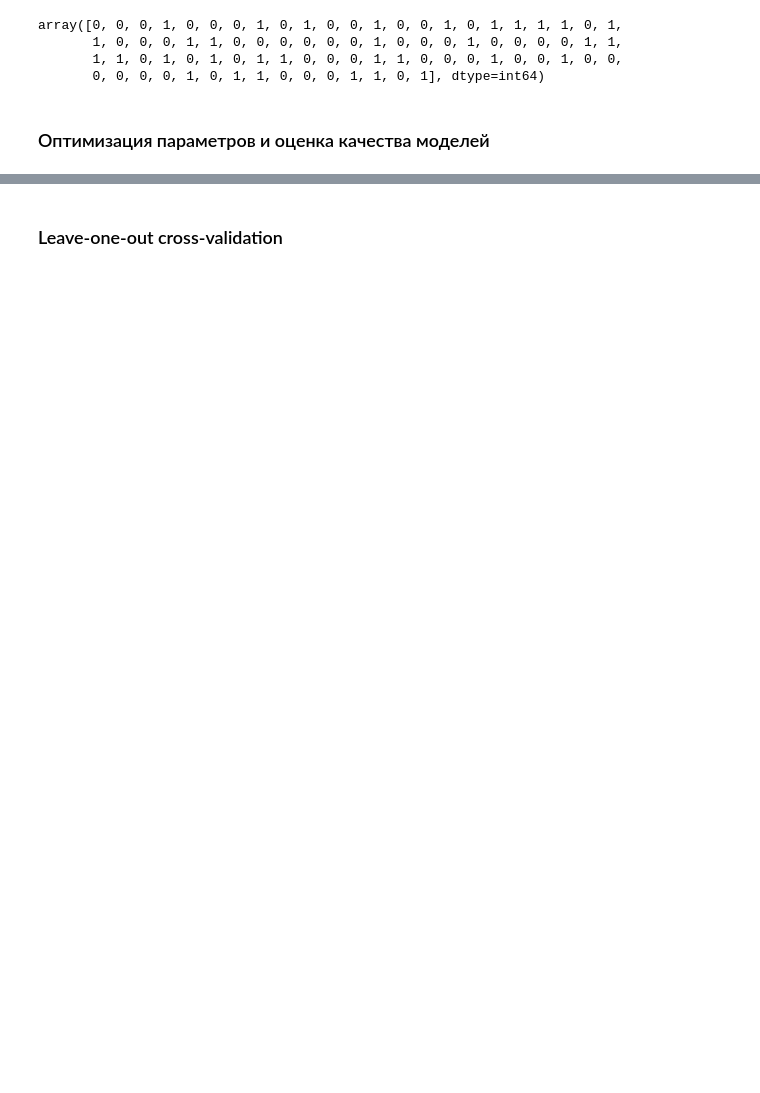
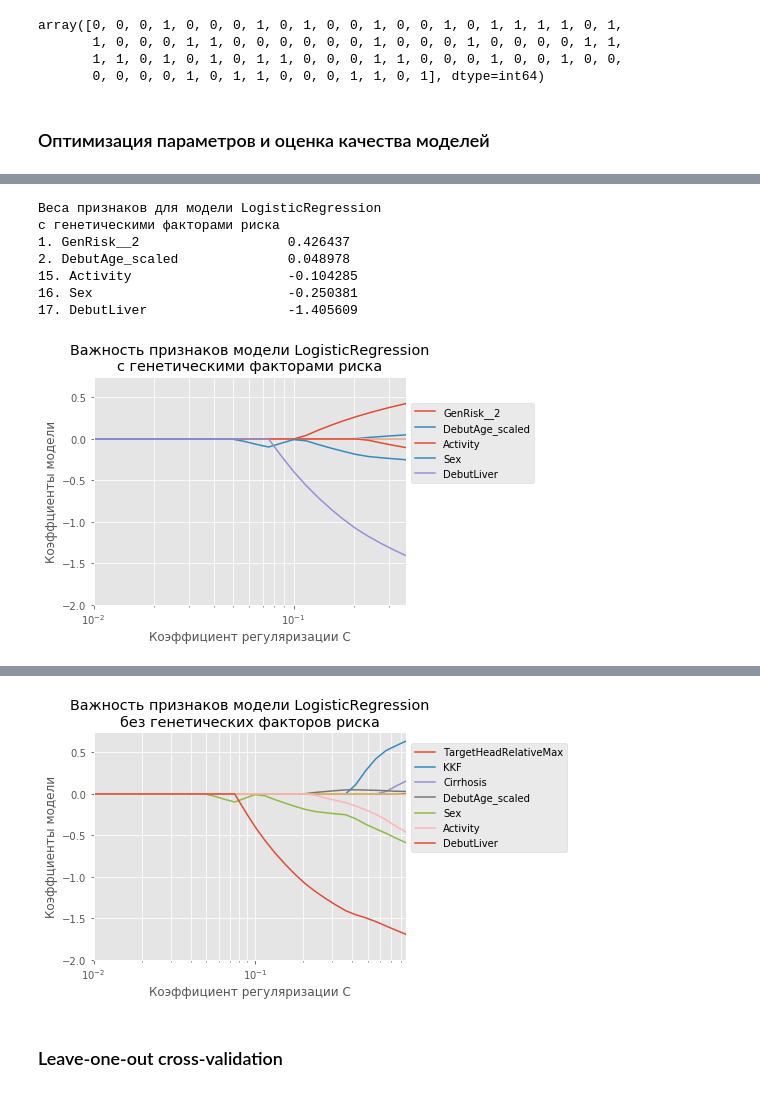
Before and after one commit to AlexanderArtemyev/Wilson-disease, a Jupyter notebook: Predict_LogisticRegression.ipynb, the cells around one changed output, grey strips where cells are left out. Cells and saved outputs as stored; diff of their text form; code cells hidden in the pictures; blank space fills up the shorter version.

Commit message:
Add feature importance

```diff
--- a/Predict_LogisticRegression.ipynb
+++ b/Predict_LogisticRegression.ipynb
@@ -313,0 +304,78 @@ plt.ylabel('ROC AUC')
+# %%
+def report_importances(grid_searcher, param_grid, model_features, model_type_name, features_set_name):
+
+    # -----------------------------------------------------
+    # Print featires of the best model
+    # -----------------------------------------------------
+    importances = grid_searcher.best_estimator_.coef_[0]
+
+    indices_abs = np.argsort(np.abs(importances))[::-1]    # Absolute importance
+    indices_ord = np.argsort(importances)[::-1]            # rank importance
+
+    #print("Feature importance:")
+    #indices = indices_abs
+    #for f in range(len(model_features)):                 #  range(X.shape[1]):
+    #    if np.abs(importances[indices[f]])>0:
+    #        print("%d. %-20s \t%f" % (f + 1, X.columns[indices[f]], importances[indices[f]]))
+
+    print("\nВеса признаков для модели " + model_type_name + "\n" + features_set_name)
+    indices = indices_ord
+    for f in range(len(model_features)):                 #  range(X.shape[1]):
+        if np.abs(importances[indices[f]])>0:
+            print("%d. %-20s \t%f" % (f + 1, X.columns[indices[f]], importances[indices[f]]))
+
+    # -----------------------------------------------------
+    # Graphics
+    # -----------------------------------------------------
+    coefs   = []
+    estimator=LogisticRegression(random_state=42, penalty = 'l1')
+    for C in param_grid["C"]:
+        params = {"C":C}
+        estimator.set_params(**params)
+        estimator.fit(X, y)
+        coef_ = estimator.coef_[0]
+        coefs.append(coef_)
+
+    ax = plt.gca()
+    for f in range(len(model_features)):
+        i = indices_ord[f]
+        feature = model_features[i]
+        feature_data = np.array(coefs).T.tolist()[i]
+        if np.abs(importances[indices[f]])>0:
+            ax.plot(param_grid["C"], feature_data, label=feature)
+        else:
+            ax.plot(param_grid["C"], feature_data)
+
+    ax.set_prop_cycle(cycler('color',
+                          ['b', 'r', 'g', 'c', 'k', 'y', 'm']))
+
+    ax.set_xscale('log')
+    plt.xlabel('Коэффициент регуляризации C')
+    plt.ylabel('Коэффциенты модели')
+    plt.title('Важность признаков модели ' + model_type_name + '\n' + features_set_name)
+    ax.set_xlim(left=0.01, right=grid_searcher.best_params_["C"])   # 100)
+    ax.set_ylim(bottom=-2, top=0.75)   # 100)
+
+    # Put a legend to the right: https://stackoverflow.com/questions/4700614/how-to-put-the-legend-out-of-the-plot
+    box = ax.get_position()      # print("box: ", box)
+    ax.set_position([box.x0, box.y0, box.width * 0.8, box.height * 0.6]) # Shrink current axis to 80% (x) and 60% (y).
+    ax.legend()
+    ax.legend(loc='center left', bbox_to_anchor=(1, 0.71))
+
+    ax.minorticks_on             # Grid at minor ticks
+    ax.grid(True, which='both')
+
+    plt.show();
+# -----------------------------------------------------------------
+
+report_importances(grid_searcher, param_grid, model_features,     "LogisticRegression", "с генетическими факторами риска")
+report_importances(grid_searcher_0, param_grid, model_0_features, "LogisticRegression",  "без генетических факторов риска")
+# %% [output]
+Веса признаков для модели LogisticRegression
+с генетическими факторами риска
+1. GenRisk__2                   0.426437
+2. DebutAge_scaled              0.048978
+15. Activity                    -0.104285
+16. Sex                         -0.250381
+17. DebutLiver                  -1.405609
+[figure, added]
@@ -314,3 +391,4 @@ plt.ylabel('ROC AUC')
+[figure, added]
 # %% [markdown]
 ### Leave-one-out cross-validation
 # %%
```
Also changed, not shown: parts of 18 cells of this notebook.
